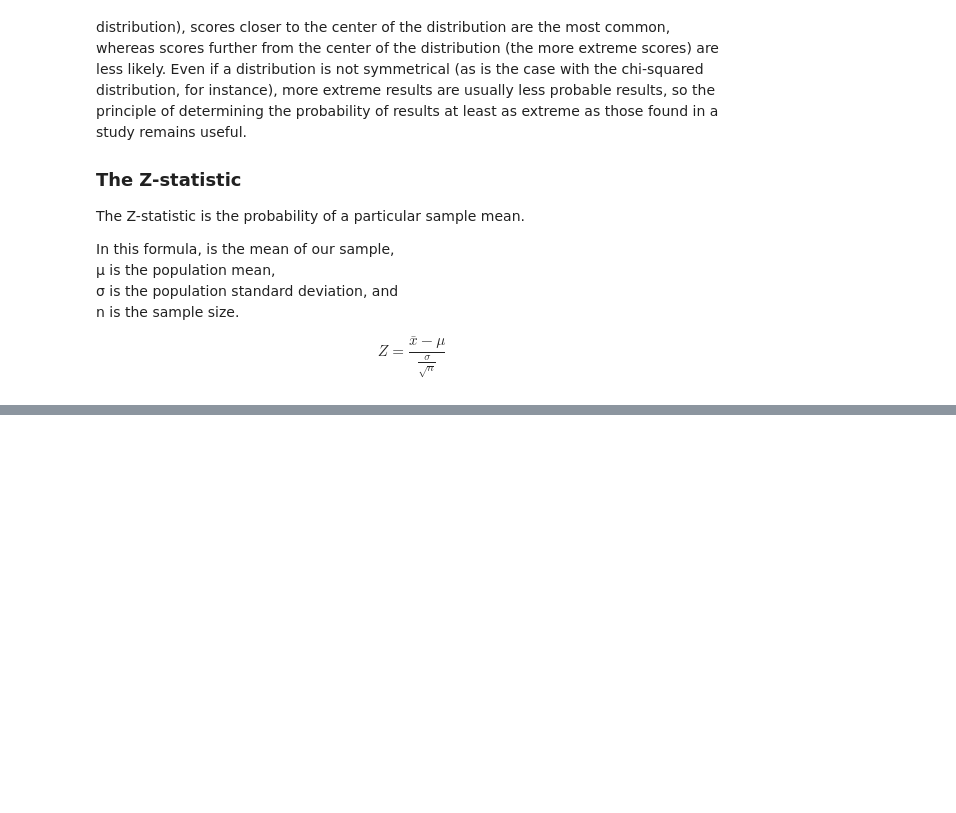
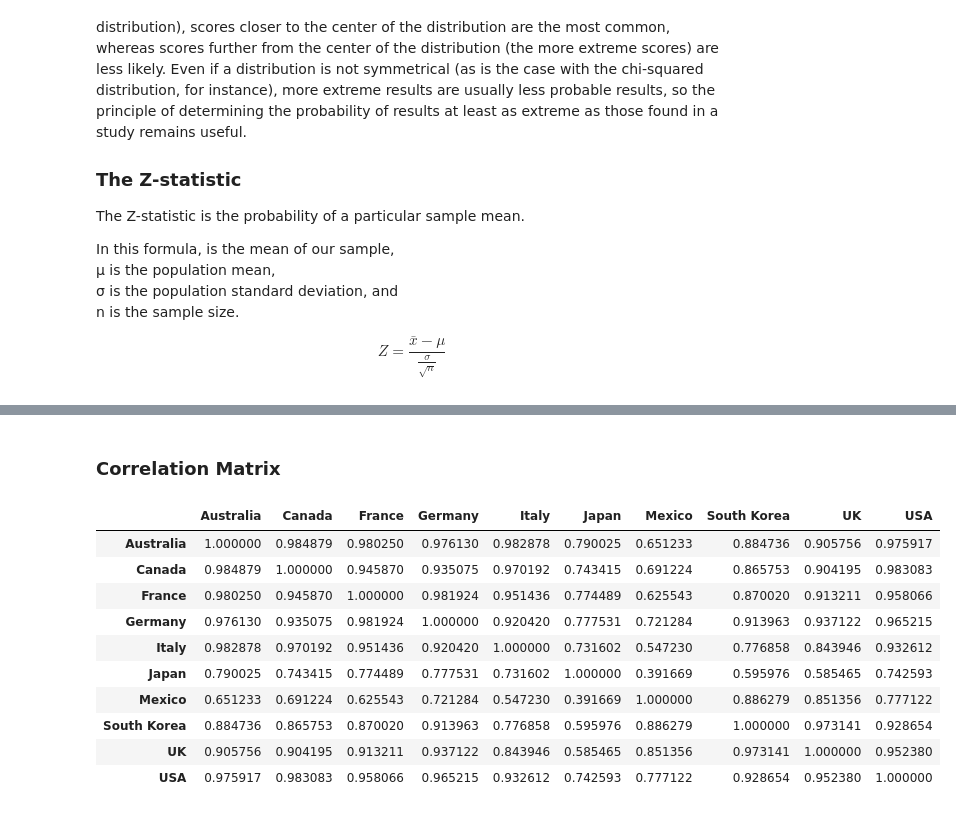
Before and after one commit to jonathanhild/notebooks, a Jupyter notebook: stats_inferential.ipynb, the cells around one changed output, grey strips where cells are left out. Drawn from its saved outputs; the diff is of its cells as text; code cells hidden in the pictures; blank space fills up the shorter version.

```diff
--- a/stats_inferential.ipynb
+++ b/stats_inferential.ipynb
@@ -235,0 +200,16 @@ plt.show()
+# %% [markdown]
+### Correlation Matrix
+# %%
+gas_prices.corr()
+# %% [output]
+|  | Australia | Canada | France | Germany | Italy | Japan | Mexico | South Korea | UK | USA |
+| Australia | 1.000000 | 0.984879 | 0.980250 | 0.976130 | 0.982878 | 0.790025 | 0.651233 | 0.884736 | 0.905756 | 0.975917 |
+| Canada | 0.984879 | 1.000000 | 0.945870 | 0.935075 | 0.970192 | 0.743415 | 0.691224 | 0.865753 | 0.904195 | 0.983083 |
+| France | 0.980250 | 0.945870 | 1.000000 | 0.981924 | 0.951436 | 0.774489 | 0.625543 | 0.870020 | 0.913211 | 0.958066 |
+| Germany | 0.976130 | 0.935075 | 0.981924 | 1.000000 | 0.920420 | 0.777531 | 0.721284 | 0.913963 | 0.937122 | 0.965215 |
+| Italy | 0.982878 | 0.970192 | 0.951436 | 0.920420 | 1.000000 | 0.731602 | 0.547230 | 0.776858 | 0.843946 | 0.932612 |
+| Japan | 0.790025 | 0.743415 | 0.774489 | 0.777531 | 0.731602 | 1.000000 | 0.391669 | 0.595976 | 0.585465 | 0.742593 |
+| Mexico | 0.651233 | 0.691224 | 0.625543 | 0.721284 | 0.547230 | 0.391669 | 1.000000 | 0.886279 | 0.851356 | 0.777122 |
+| South Korea | 0.884736 | 0.865753 | 0.870020 | 0.913963 | 0.776858 | 0.595976 | 0.886279 | 1.000000 | 0.973141 | 0.928654 |
+| UK | 0.905756 | 0.904195 | 0.913211 | 0.937122 | 0.843946 | 0.585465 | 0.851356 | 0.973141 | 1.000000 | 0.952380 |
+| USA | 0.975917 | 0.983083 | 0.958066 | 0.965215 | 0.932612 | 0.742593 | 0.777122 | 0.928654 | 0.952380 | 1.000000 |
```
Also changed, not shown: parts of 30 cells of this notebook, 2 other files.
